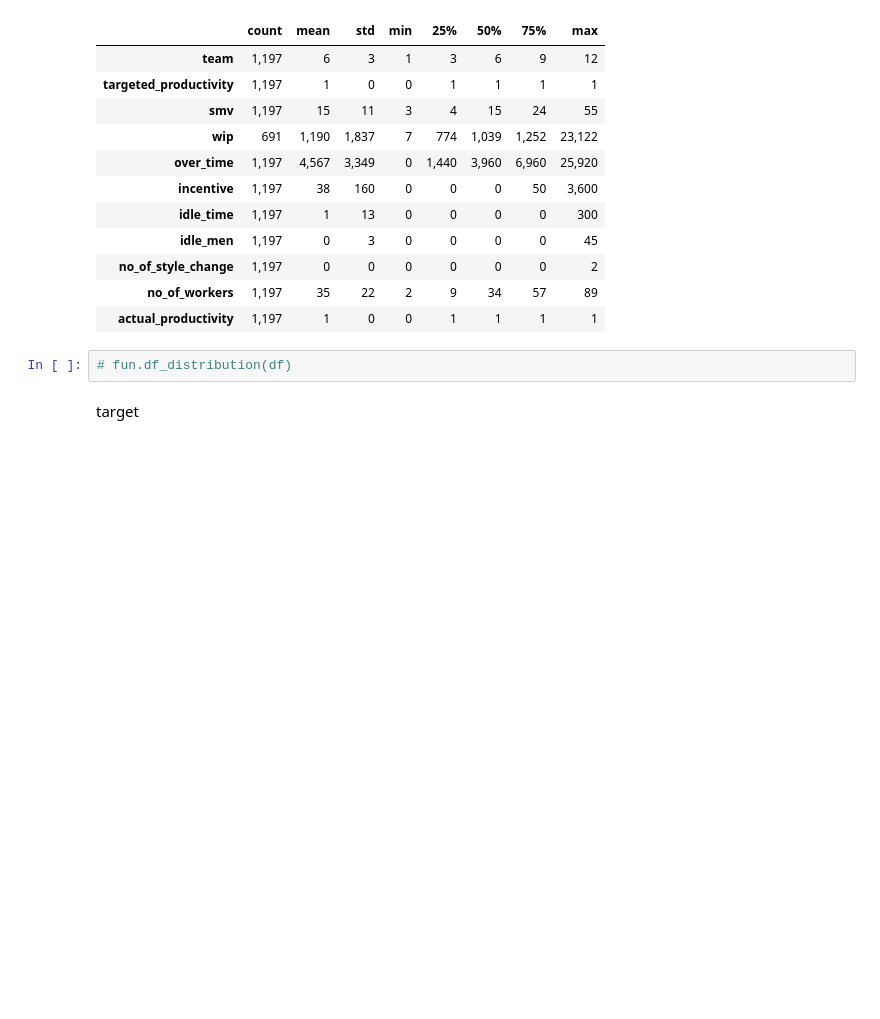
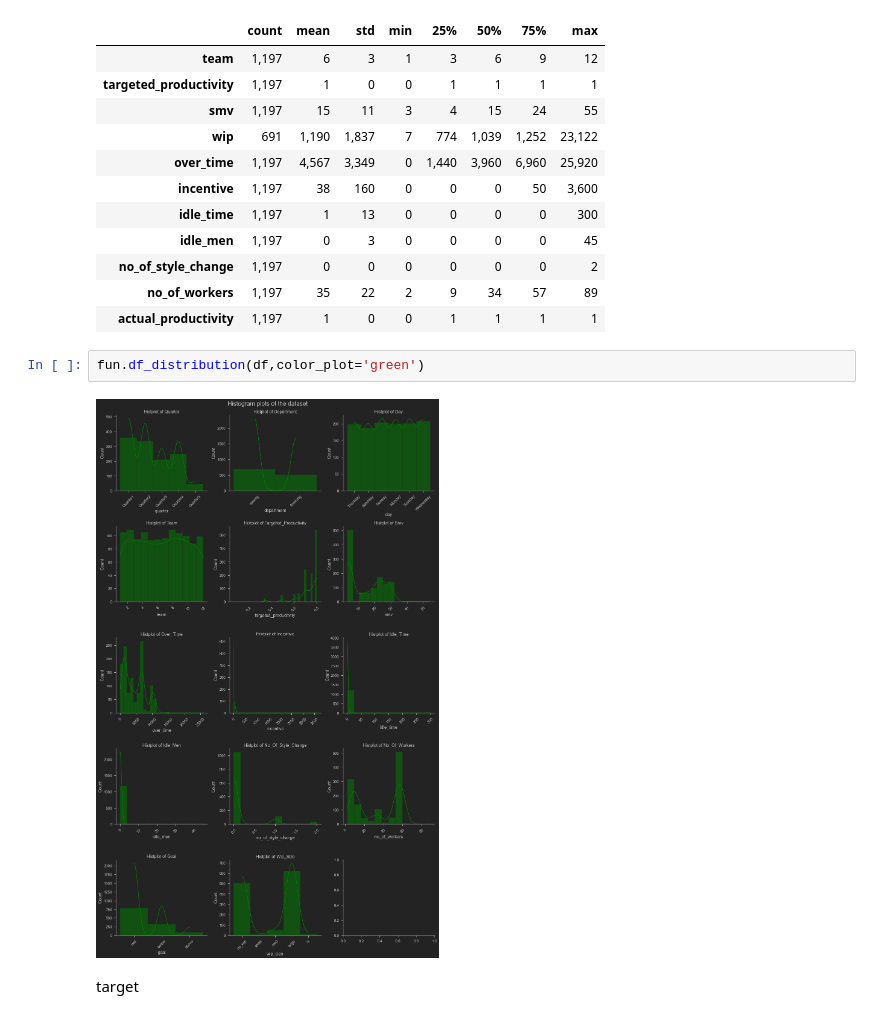
Before and after one commit to tamjid-ahsan/Garment-worker-efficiency, a Jupyter notebook: student.ipynb, the cells around one changed output. Drawn from its saved outputs; the diff is of its cells as text; blank space fills up the shorter version.

```diff
--- a/student.ipynb
+++ b/student.ipynb
@@ -123,8 +121,10 @@ df.describe().transpose().style.format("{0:,.0f}")
 | no_of_style_change | 1,197 | 0 | 0 | 0 | 0 | 0 | 0 | 2 |
 | no_of_workers | 1,197 | 35 | 22 | 2 | 9 | 34 | 57 | 89 |
 | actual_productivity | 1,197 | 1 | 0 | 0 | 1 | 1 | 1 | 1 |
-# %%
-# fun.df_distribution(df)
+# %%
+fun.df_distribution(df,color_plot='green')
+# %% [output]
+[figure, added]
 # %% [markdown]
 target
 # %%
```
Also changed, not shown: parts of 12 cells of this notebook, 1 other file.
